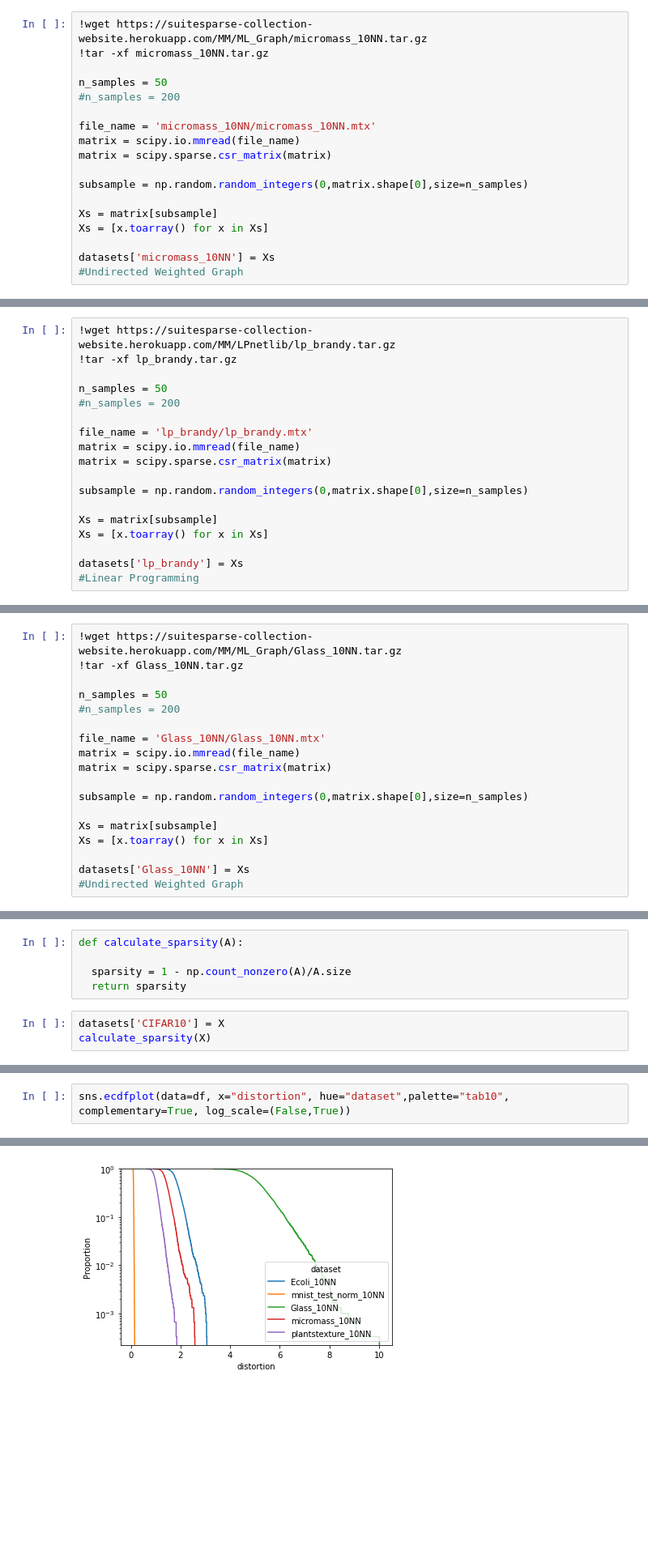
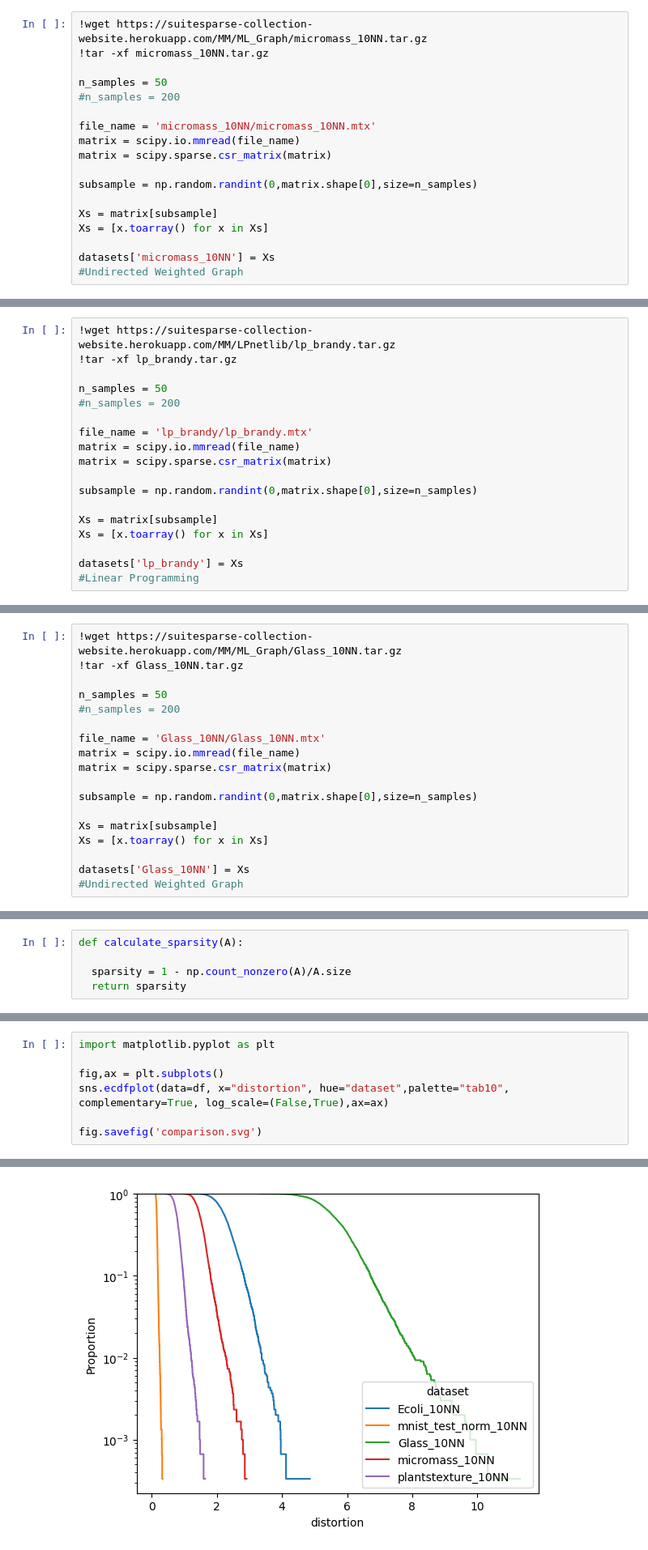
Before and after one commit to maciejskorski/NonobliviousRademacherProjections, a Jupyter notebook: notebooks/OptimalRademacherEmbeddings.ipynb, the cells around one changed output, grey strips where cells are left out. Shown: that part at 81% size. Drawn from its saved outputs; the diff is of its cells as text; blank space fills up the shorter version.

```diff
--- a/notebooks/OptimalRademacherEmbeddings.ipynb
+++ b/notebooks/OptimalRademacherEmbeddings.ipynb
@@ -723,7 +654,7 @@ file_name = 'micromass_10NN/micromass_10NN.mtx'
 matrix = scipy.io.mmread(file_name)
 matrix = scipy.sparse.csr_matrix(matrix)
 
-subsample = np.random.random_integers(0,matrix.shape[0],size=n_samples)
+subsample = np.random.randint(0,matrix.shape[0],size=n_samples)
 
 Xs = matrix[subsample]
 Xs = [x.toarray() for x in Xs]
@@ -759,7 +690,7 @@ file_name = 'lp_brandy/lp_brandy.mtx'
 matrix = scipy.io.mmread(file_name)
 matrix = scipy.sparse.csr_matrix(matrix)
 
-subsample = np.random.random_integers(0,matrix.shape[0],size=n_samples)
+subsample = np.random.randint(0,matrix.shape[0],size=n_samples)
 
 Xs = matrix[subsample]
 Xs = [x.toarray() for x in Xs]
@@ -795,7 +726,7 @@ file_name = 'Glass_10NN/Glass_10NN.mtx'
 matrix = scipy.io.mmread(file_name)
 matrix = scipy.sparse.csr_matrix(matrix)
 
-subsample = np.random.random_integers(0,matrix.shape[0],size=n_samples)
+subsample = np.random.randint(0,matrix.shape[0],size=n_samples)
 
 Xs = matrix[subsample]
 Xs = [x.toarray() for x in Xs]
@@ -825,6 +762,3 @@ def calculate_sparsity(A):
 
   sparsity = 1 - np.count_nonzero(A)/A.size
   return sparsity
-# %%
-datasets['CIFAR10'] = X
-calculate_sparsity(X)
@@ -899,3 +863,8 @@ df1
 # %%
-sns.ecdfplot(data=df, x="distortion", hue="dataset",palette="tab10", complementary=True, log_scale=(False,True))
+import matplotlib.pyplot as plt
+
+fig,ax = plt.subplots()
+sns.ecdfplot(data=df, x="distortion", hue="dataset",palette="tab10", complementary=True, log_scale=(False,True),ax=ax)
+
+fig.savefig('comparison.svg')
 # %% [output]
@@ -903 +871 @@ sns.ecdfplot(data=df, x="distortion", hue="dataset",palette="tab10", complementa
-[figure, old version]
+[figure, new version]
```
Also changed, not shown: parts of 43 cells of this notebook.
